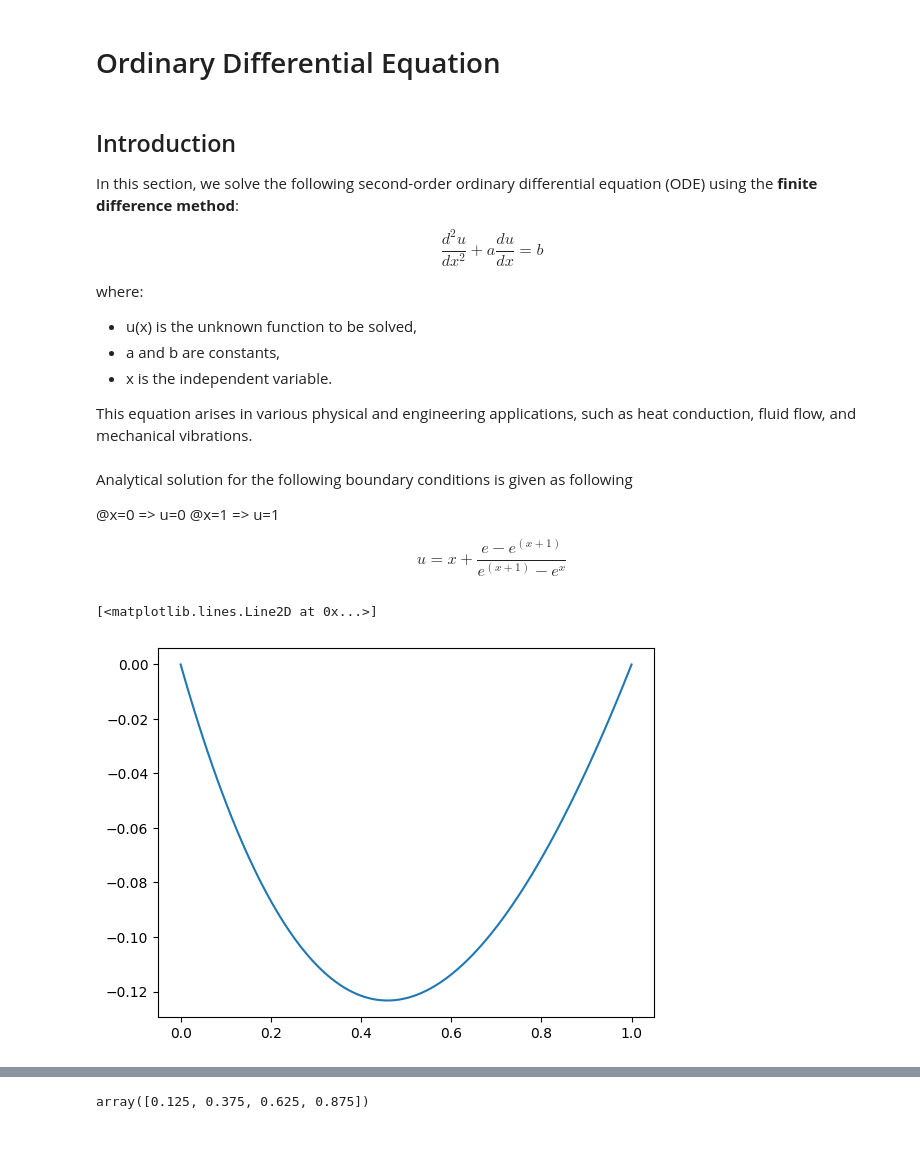
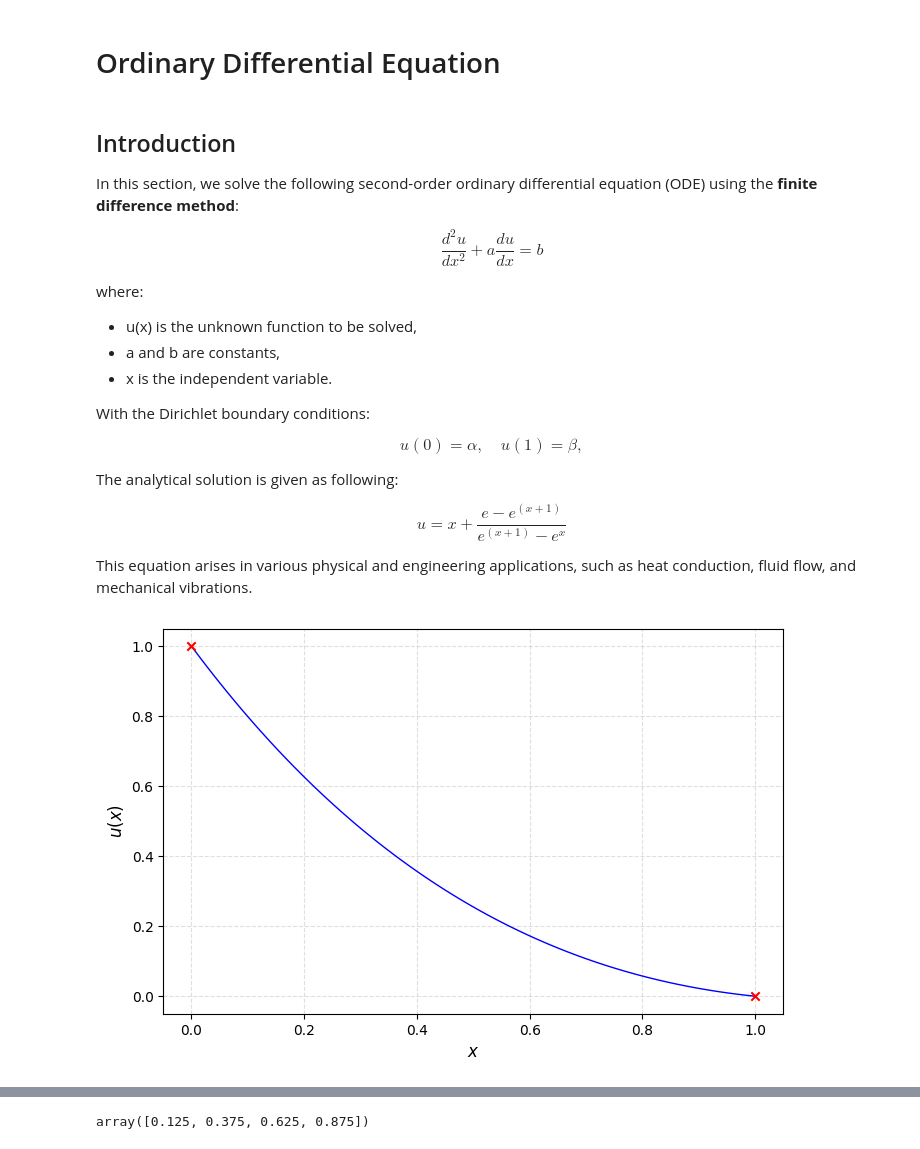
Before and after one commit to jshiriyev/reservoir-simulation, a Jupyter notebook: docs/chapter_03_finite_difference/01_ordinary_differentical_equation.ipynb, the cells around one changed output, grey strips where cells are left out. Drawn from its saved outputs; the diff is of its cells as text; code cells hidden in the pictures.

```diff
--- a/docs/chapter_03_finite_difference/01_ordinary_differentical_equation.ipynb
+++ b/docs/chapter_03_finite_difference/01_ordinary_differentical_equation.ipynb
@@ -18,18 +18,21 @@ where:
 - a and b are constants,
 - x is the independent variable.
 
+With the Dirichlet boundary conditions:
+
+$$
+u(0) = \alpha, \quad u(1) = \beta,
+$$
+
+The analytical solution is given as following:
+
+$$
+𝑢=𝑥+\frac{𝑒−𝑒^{(𝑥+1)}}{𝑒^{(𝑥+1)}−𝑒^𝑥}
+$$
+
 This equation arises in various physical and engineering applications, such as heat conduction, fluid flow, and mechanical vibrations.
-# %% [markdown]
-Analytical solution for the following boundary conditions is given as following
-
-@x=0 => u=0
-@x=1 => u=1
-
-$$
-𝑢=𝑥+\frac{𝑒−𝑒^{(𝑥+1)}}{𝑒^{(𝑥+1)}−𝑒^𝑥}
-$$
 # %%
-def analytical(x):
+def analytical(x,a=1,b=1,alpha=0,beta=0):
     """
     Computes the analytical solution for a given input x.
 
@@ -61,4 +64,9 @@ def analytical(x):
     >>> analytical(np.array([0, 1, 2]))
     array([1. , 1. , 1. ])
     """
-    return x+(np.exp(1)-np.exp(x+1))/(np.exp(x+1)-np.exp(x))
+
+    c3 = (beta-b/a-alpha*np.exp(-a))/(1-np.exp(-a))
+    c2 = (alpha-c3)*a**2
+
+    return b/a*x+c2/a**2*np.exp(-a*x)+c3
+    # return x+(np.exp(1)-np.exp(x+1))/(np.exp(x+1)-np.exp(x))
@@ -68,8 +73,22 @@ u = analytical(x)
 # %%
-plt.plot(x,u)
+# Define boundary conditions
+alpha,beta = 1,0
+
+# Define x range
+x = np.linspace(0,1,100)
+u = analytical(x,alpha=alpha,beta=beta)
+
+# Plotting results
+plt.figure(figsize=(8, 5))
+plt.plot(x,u,label='Domain Solution', color='b', linewidth=1)
+plt.scatter([0, 1],[alpha,beta],marker='x',color='red',label='Boundary Conditions',zorder=3)
+plt.xlabel(r'$x$', fontsize=12)
+plt.ylabel(r'$u(x)$', fontsize=12)
+# plt.title("Analytical Solution", fontsize=14)
+plt.grid(True, linestyle='--', alpha=0.4)
+plt.show()
 # %% [output]
-[<matplotlib.lines.Line2D at 0x...>]
-[figure, old version]
+[figure, new version]
 # %% [markdown]
 ## Discretization Using Finite Differences
 
```
Also changed, not shown: parts of 3 cells of this notebook.
